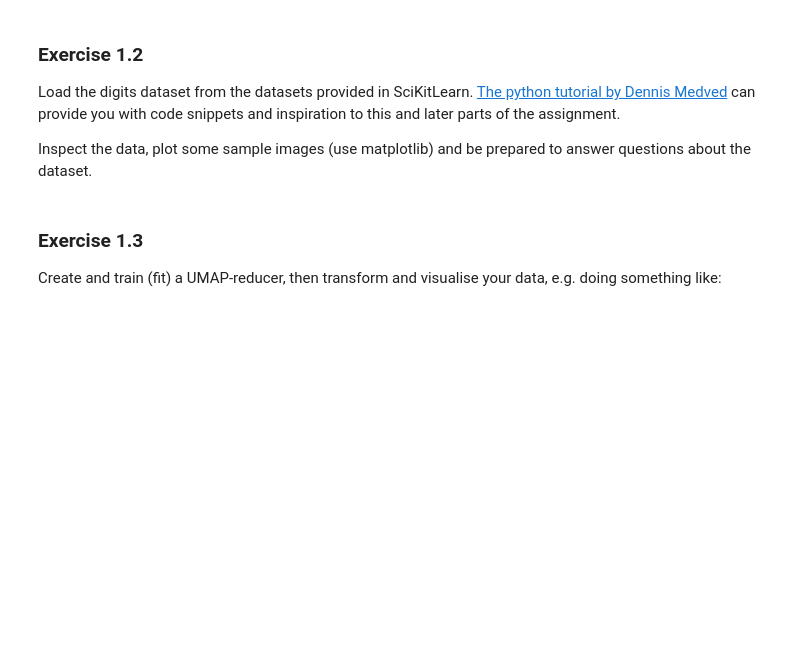
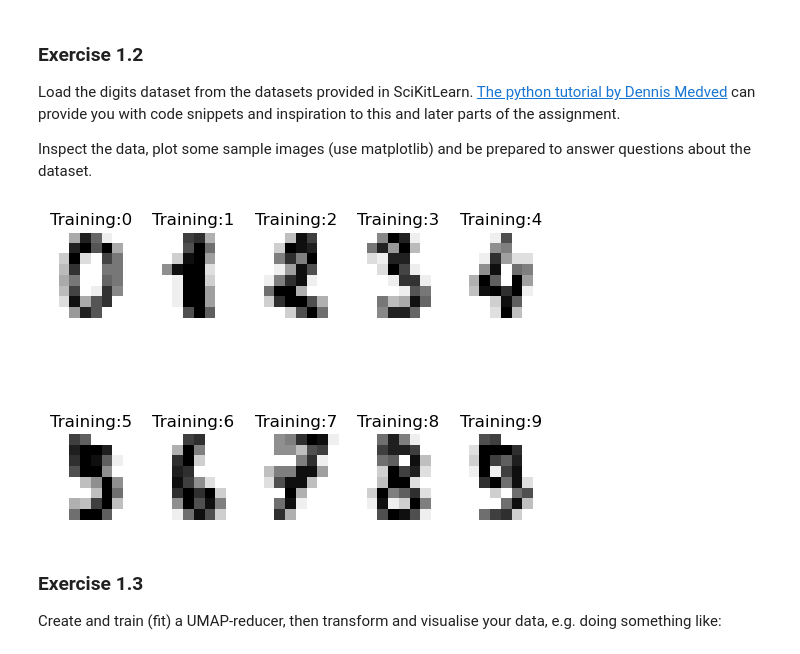
Before and after one commit to PengxinLuan/Applied-ML-, a Jupyter notebook: lab1/lab1.ipynb, the cells around one changed output. Drawn from its saved outputs; the diff is of its cells as text; code cells hidden in the pictures; blank space fills up the shorter version.

```diff
--- a/lab1/lab1.ipynb
+++ b/lab1/lab1.ipynb
@@ -32,3 +28,18 @@ Inspect the data, plot some sample images (use matplotlib) and be prepared to an
+# %%
+from sklearn import datasets, svm, metrics
+import matplotlib.pyplot as plt
+digits = datasets.load_digits()
+digits.data
+digits.data.shape
+
+images_and_labels = list(zip(digits.images, digits.target))
+for index, (image, label) in enumerate(images_and_labels[:10]):
+    plt.subplot(2, 5, index + 1)
+    plt.axis('off')
+    plt.imshow(image, cmap=plt.cm.gray_r, interpolation = 'nearest')
+    plt.title('Training:%i'%label)
+# %% [output]
+[figure, added]
 # %% [markdown]
 ### Exercise 1.3
 Create and train (fit) a UMAP-reducer, then transform and visualise your data, e.g. doing something like:
```
Also changed, not shown: parts of 35 cells of this notebook, 1 other file.
